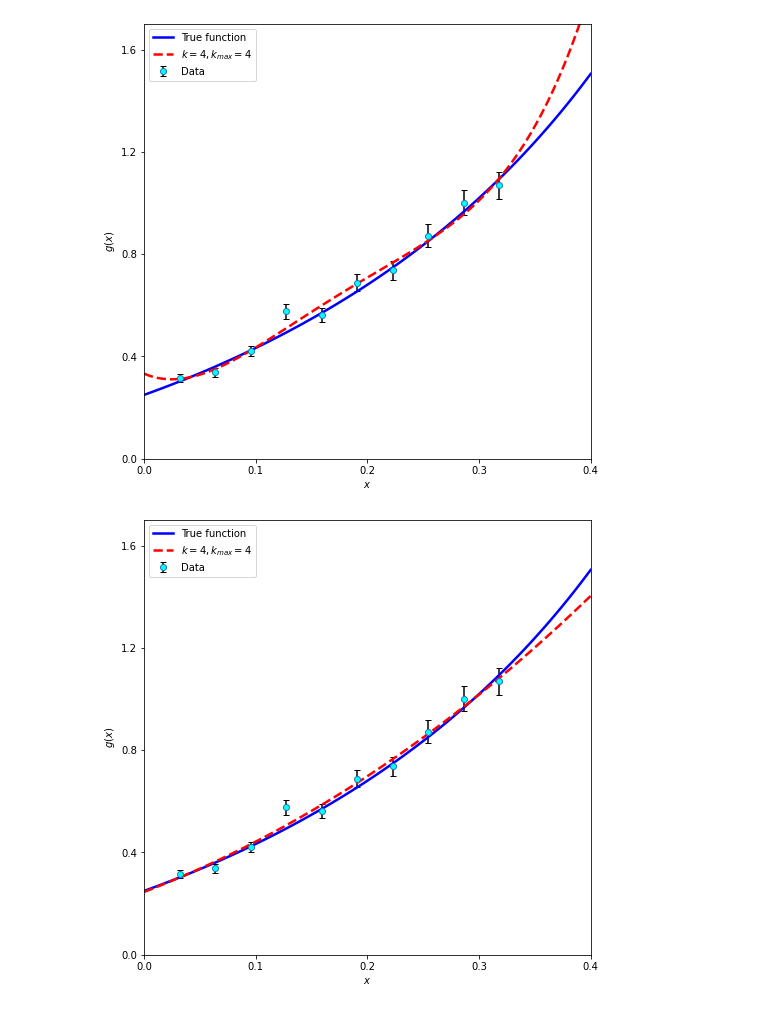
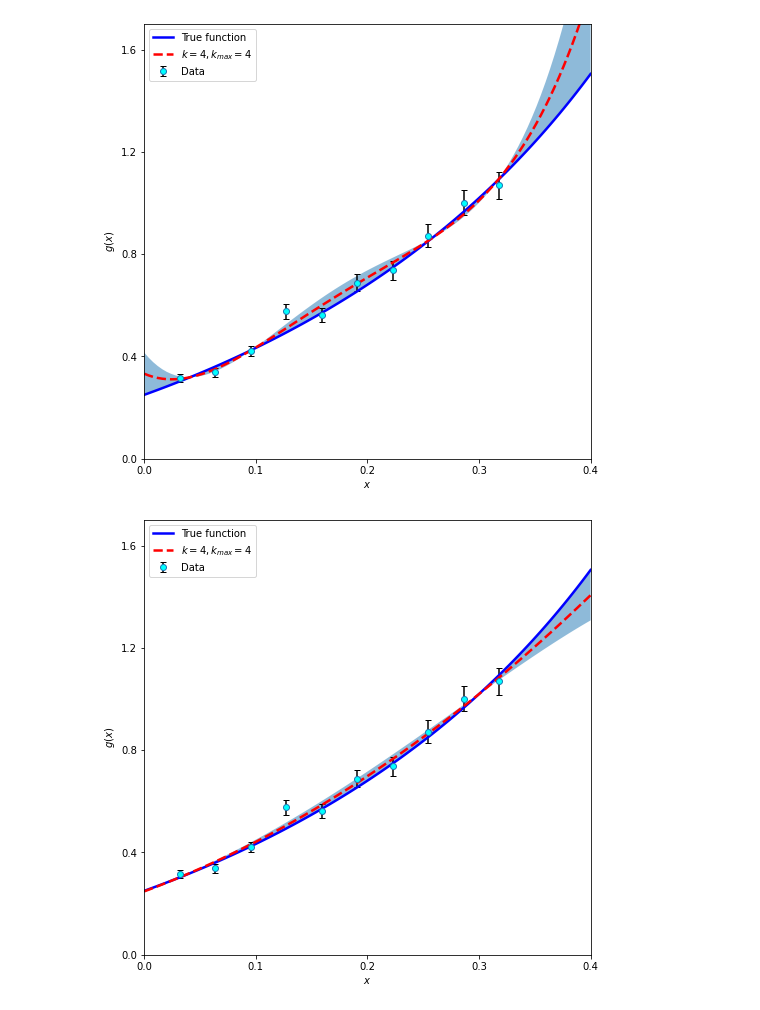
Before and after one commit to vicorGUS/Project1, a Jupyter notebook: Project1_Folder/Project1.ipynb, the cells around one changed output. Cells and saved outputs as stored; diff of their text form; code cells hidden in the pictures.

```diff
--- a/Project1_Folder/Project1.ipynb
+++ b/Project1_Folder/Project1.ipynb
@@ -49,7 +49,7 @@ def log_posterior_gauss(a, x, y, sigma):
         return -np.inf
     return lp_gauss + log_likelihood(a, x, y, sigma)
 # %%
-k = 3     # Order of Taylor_Polynomial, 3 for Corner plots, 4 for correct Fig 3&4
+k = 4     # Order of Taylor_Polynomial, 3 for Corner plots, 4 for correct Fig 3&4
 
 # For Extra task, set k to kmax and exctract terms "a_i" up to order k
 
@@ -91,21 +87,22 @@ if k==3:
 # %%
 fig = plt.figure(figsize=(8, 8))
 plt.errorbar(x, y, (sigma), fmt="o", label="Data", ecolor="black", capsize=3.0, mfc='aqua')
 plt.xlim(0.0, 0.4)
 plt.xticks(np.linspace(0.0, 0.4, 5))
 plt.xlabel(r"$x$")
 plt.ylim(0.0, 1.7)
 plt.yticks(np.linspace(0.0, 1.6, 5))
 plt.ylabel(r"$g(x)$")
 x_range = np.linspace(0.0, 0.4, 100)
 func = ((1 / 2) + np.tan(np.pi/2 * x_range))**2
 plt.plot(x_range, func, label=r"True function", color="b", lw=2.5)
 a = sol.x
 apprx = g(a, x_range, k)
+plt.fill_between(x_range, apprx - abs(func-apprx), apprx + abs(apprx-func), alpha=0.5)
 plt.plot(x_range, apprx, 'r--', label=f"$k={k}, k_"r"{max}="f"{k}$", lw=2.5)
 plt.legend(loc='upper left');
 # %% [output]
-[figure, old version]
+[figure, new version]
 # %%
 fig = plt.figure(figsize=(8, 8))
 plt.errorbar(x, y, (sigma), fmt="o", label="Data", ecolor="black", capsize=3.0, mfc='aqua')
@@ -119,10 +116,12 @@ x_range = np.linspace(0.0, 0.4, 100)
 func = ((1 / 2) + np.tan(np.pi/2 * x_range))**2
 plt.plot(x_range, func, label=r"True function", color="b", lw=2.5)
 a = np.zeros([k+1, 1])
-for i in range(flat_samples_gauss.shape[1]-1):
+for i in range(flat_samples_gauss.shape[1]):
     a[i] = flat_samples_gauss[:,i].mean()
 apprx = g(a, x_range, k)
+plt.fill_between(x_range, apprx -abs(func-apprx), apprx+ abs(apprx-func), alpha=0.5)
 plt.plot(x_range, apprx, 'r--', label=f"$k={k}, k_"r"{max}="f"{k}$", lw=2.5)
 plt.legend(loc='upper left');
+plt.show()
 # %% [output]
-[figure, old version]
+[figure, new version]
```
Also changed, not shown: parts of 6 cells of this notebook.
